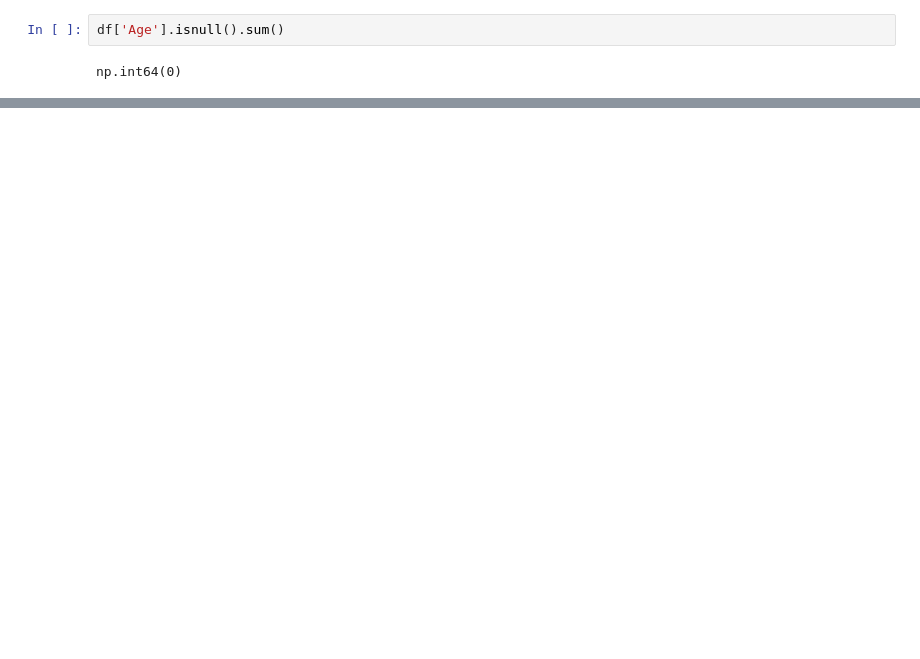
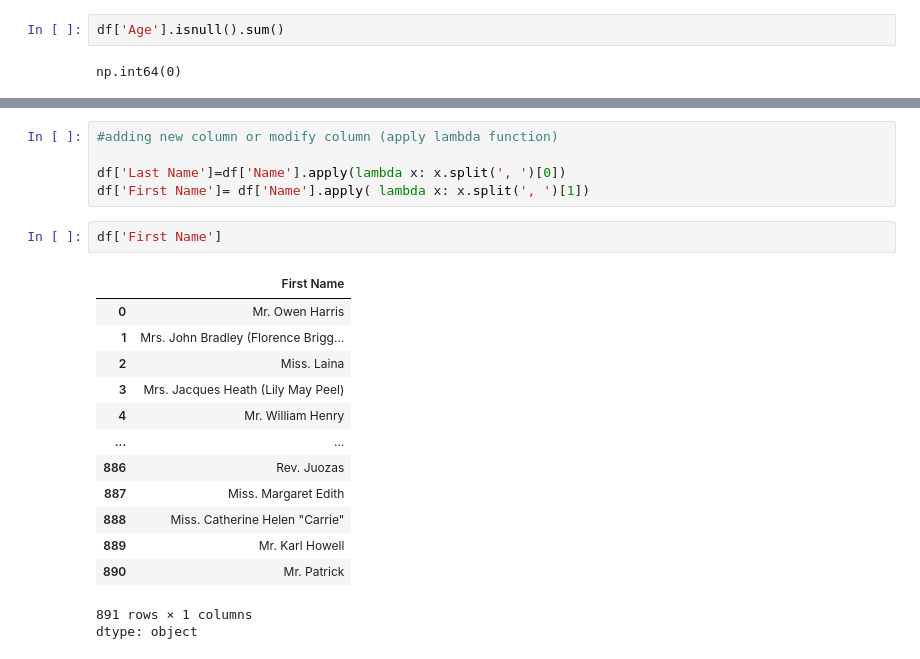
Before and after one commit to abdurrahman16/Pandas-Python-library, a Jupyter notebook: Titanic_Dataset_Practice.ipynb, the cells around one changed output, grey strips where cells are left out. Saved outputs shown, nothing was run; the diff lists cells and outputs as text; blank space fills up the shorter version.

```diff
--- a/Titanic_Dataset_Practice.ipynb
+++ b/Titanic_Dataset_Practice.ipynb
@@ -74,0 +88,22 @@ np.int64(0)
+# %%
+#adding new column or modify column (apply lambda function)
+
+df['Last Name']=df['Name'].apply(lambda x: x.split(', ')[0])
+df['First Name']= df['Name'].apply( lambda x: x.split(', ')[1])
+# %%
+df['First Name']
+# %% [output]
+|  | First Name |
+| 0 | Mr. Owen Harris |
+| 1 | Mrs. John Bradley (Florence Brigg... |
+| 2 | Miss. Laina |
+| 3 | Mrs. Jacques Heath (Lily May Peel) |
+| 4 | Mr. William Henry |
+| ... | ... |
+| 886 | Rev. Juozas |
+| 887 | Miss. Margaret Edith |
+| 888 | Miss. Catherine Helen "Carrie" |
+| 889 | Mr. Karl Howell |
+| 890 | Mr. Patrick |
+891 rows × 1 columns
+dtype: object
```
Also changed, not shown: parts of 7 cells of this notebook.
